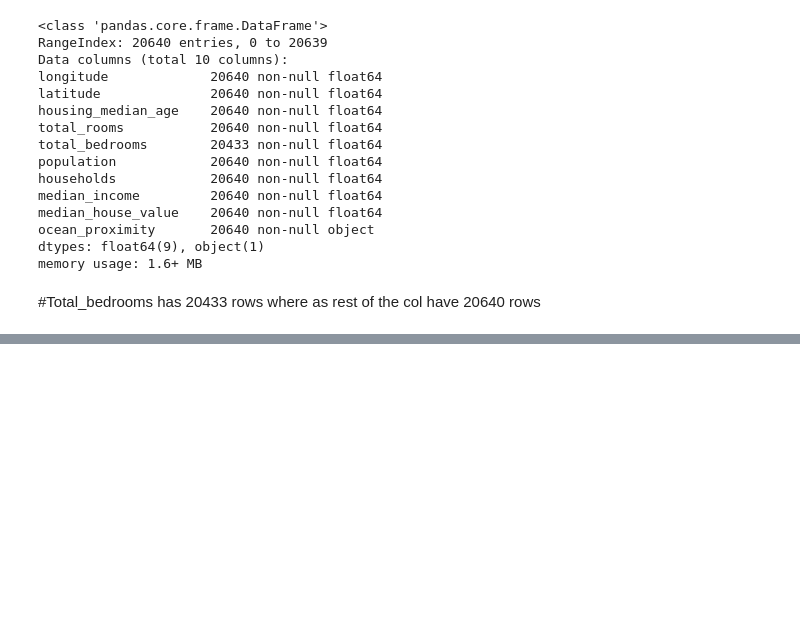
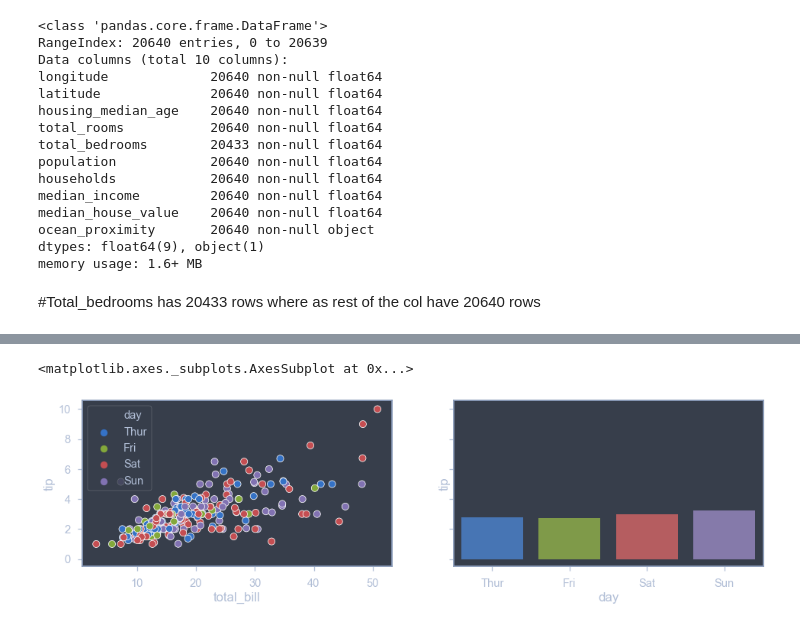
Before and after one commit to mdkakter/Housing-Price, a Jupyter notebook: data_exploration .ipynb, the cells around one changed output, grey strips where cells are left out. Cells and saved outputs as stored; diff of their text form; code cells hidden in the pictures; blank space fills up the shorter version.

```diff
--- a/data_exploration .ipynb
+++ b/data_exploration .ipynb
@@ -89,0 +134,9 @@ plt.show()
+# %%
+tips = sns.load_dataset("tips")
+# %%
+f, axes = plt.subplots(1, 2, sharey=True, figsize=(16, 4))
+sns.barplot(x="day", y="tip", data=tips,errwidth = 0,ax=axes[1])
+sns.scatterplot(x="total_bill", y="tip", hue="day", data=tips, ax=axes[0])
+# %% [output]
+<matplotlib.axes._subplots.AxesSubplot at 0x...>
+[figure, added]
```
Also changed, not shown: parts of 11 cells of this notebook.
